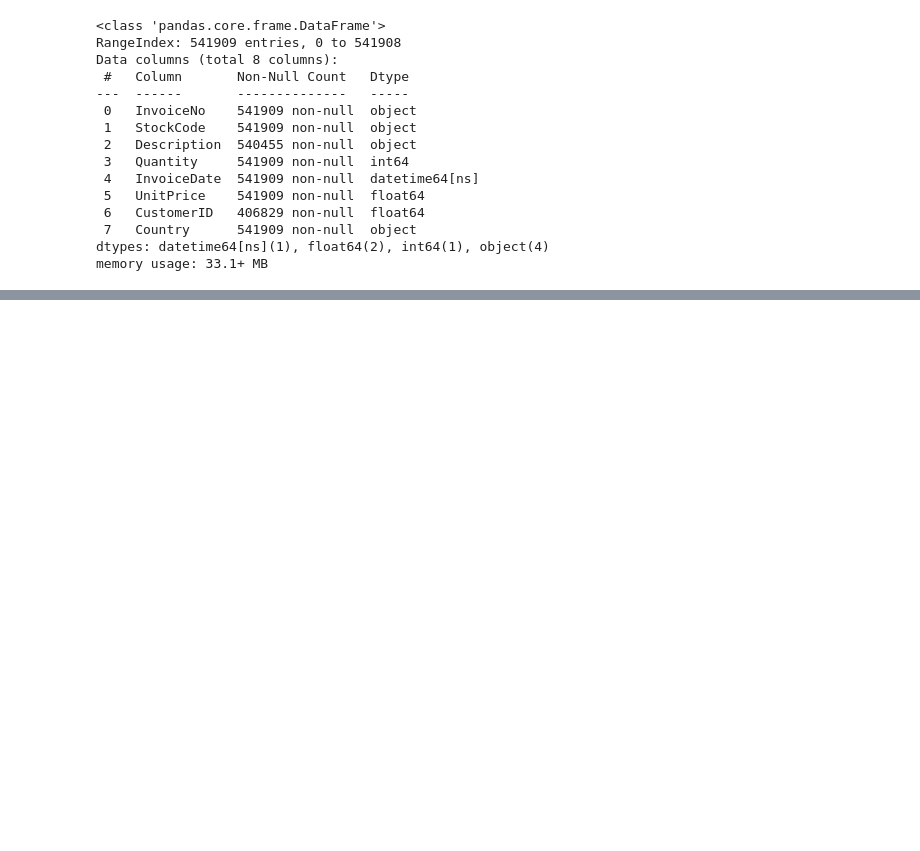
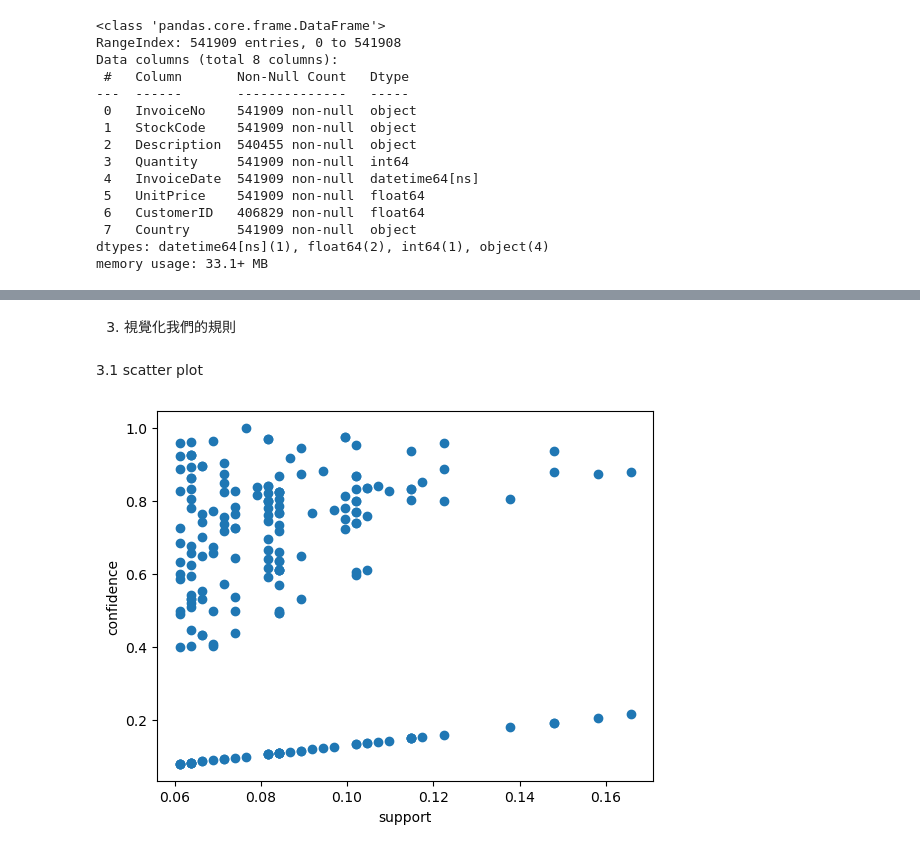
Before and after one commit to sarahyan0201/python_learning, a Jupyter notebook: Machine Learning/6.關聯式規則(Association Rules).ipynb, the cells around one changed output, grey strips where cells are left out. Saved outputs shown, nothing was run; the diff lists cells and outputs as text; code cells hidden in the pictures; blank space fills up the shorter version.

Commit message:
Completed Association Rules

```diff
--- a/Machine Learning/6.關聯式規則(Association Rules).ipynb
+++ b/Machine Learning/6.關聯式規則(Association Rules).ipynb
@@ -66,0 +138,8 @@ memory usage: 33.1+ MB
+# %%
+def sum_to_boolean(x):
+    if x <= 0:
+        return x
+    else:
+        return 1
+basket_fr_final = basket_fr.applymap(sum_to_boolean)
+basket_fr_final.head(10)
@@ -66,0 +160,3 @@ memory usage: 33.1+ MB
+# %%
+df = basket_fr_final
+df.shape
@@ -66,0 +183,2 @@ memory usage: 33.1+ MB
+# %%
+freq_item = apriori(df, min_support = 0.06)
@@ -66,0 +199,3 @@ memory usage: 33.1+ MB
+# %%
+rules = association_rules(freq_item, metric = "lift", min_threshold = 1)
+rules
@@ -66,0 +261,11 @@ memory usage: 33.1+ MB
+# %% [markdown]
+3. 視覺化我們的規則
+# %% [markdown]
+3.1 scatter plot
+# %%
+plt.scatter(rules["support"],rules["confidence"])
+plt.xlabel("support")
+plt.ylabel("confidence")
+plt.show()
+# %% [output]
+[figure, added]
```
Also changed, not shown: parts of 67 cells of this notebook.
